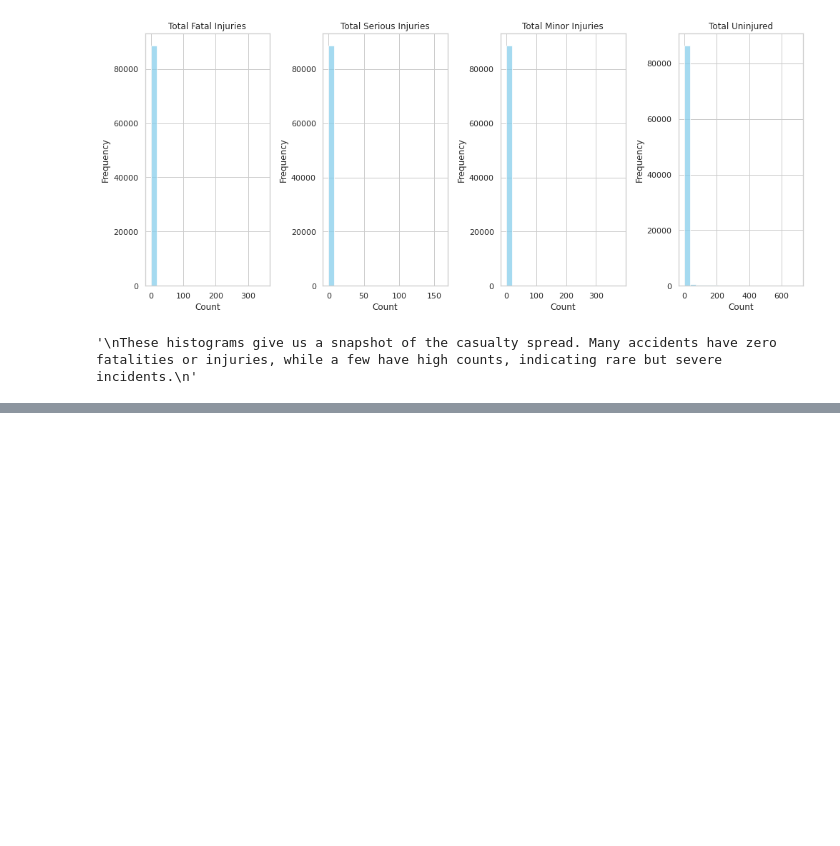
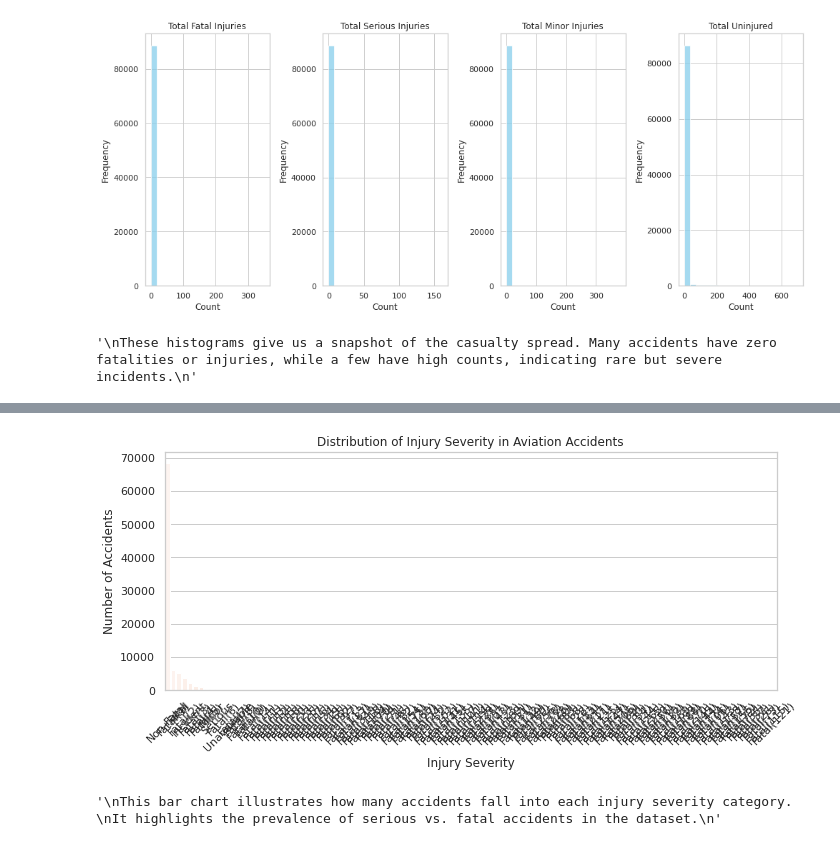
Before and after one commit to OndiekiFrank/aviation-accidents-analysis, a Jupyter notebook: aviation_accident_analysis.ipynb, the cells around one changed output, grey strips where cells are left out. Cells and saved outputs as stored; diff of their text form; code cells hidden in the pictures; blank space fills up the shorter version.

```diff
--- a/aviation_accident_analysis.ipynb
+++ b/aviation_accident_analysis.ipynb
@@ -414,0 +449,21 @@ These histograms give us a snapshot of the casualty spread. Many accidents have
+# %%
+# 📊 Count occurrences of each injury severity type
+severity_counts = df['Injury.Severity'].value_counts()
+
+# 📈 Plot the distribution using a bar chart
+plt.figure(figsize=(10, 5))
+sns.barplot(x=severity_counts.index, y=severity_counts.values, palette='Reds')
+plt.title('Distribution of Injury Severity in Aviation Accidents')
+plt.xlabel('Injury Severity')
+plt.ylabel('Number of Accidents')
+plt.xticks(rotation=45)
+plt.tight_layout()
+plt.show()
+
+"""
+This bar chart illustrates how many accidents fall into each injury severity category.
+It highlights the prevalence of serious vs. fatal accidents in the dataset.
+"""
+# %% [output]
+[figure, added]
+'\nThis bar chart illustrates how many accidents fall into each injury severity category. \nIt highlights the prevalence of serious vs. fatal accidents in the dataset.\n'
```
Also changed, not shown: parts of 3 cells of this notebook.
